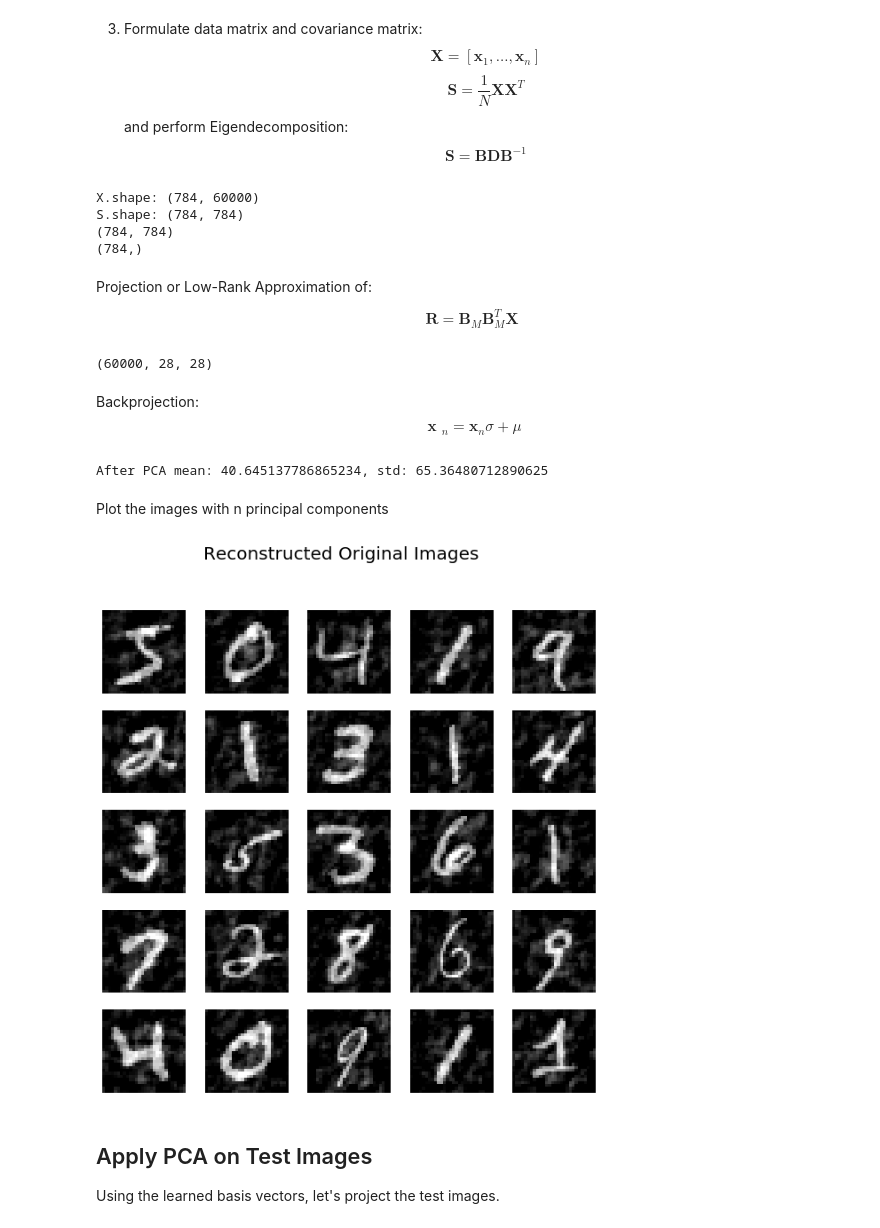
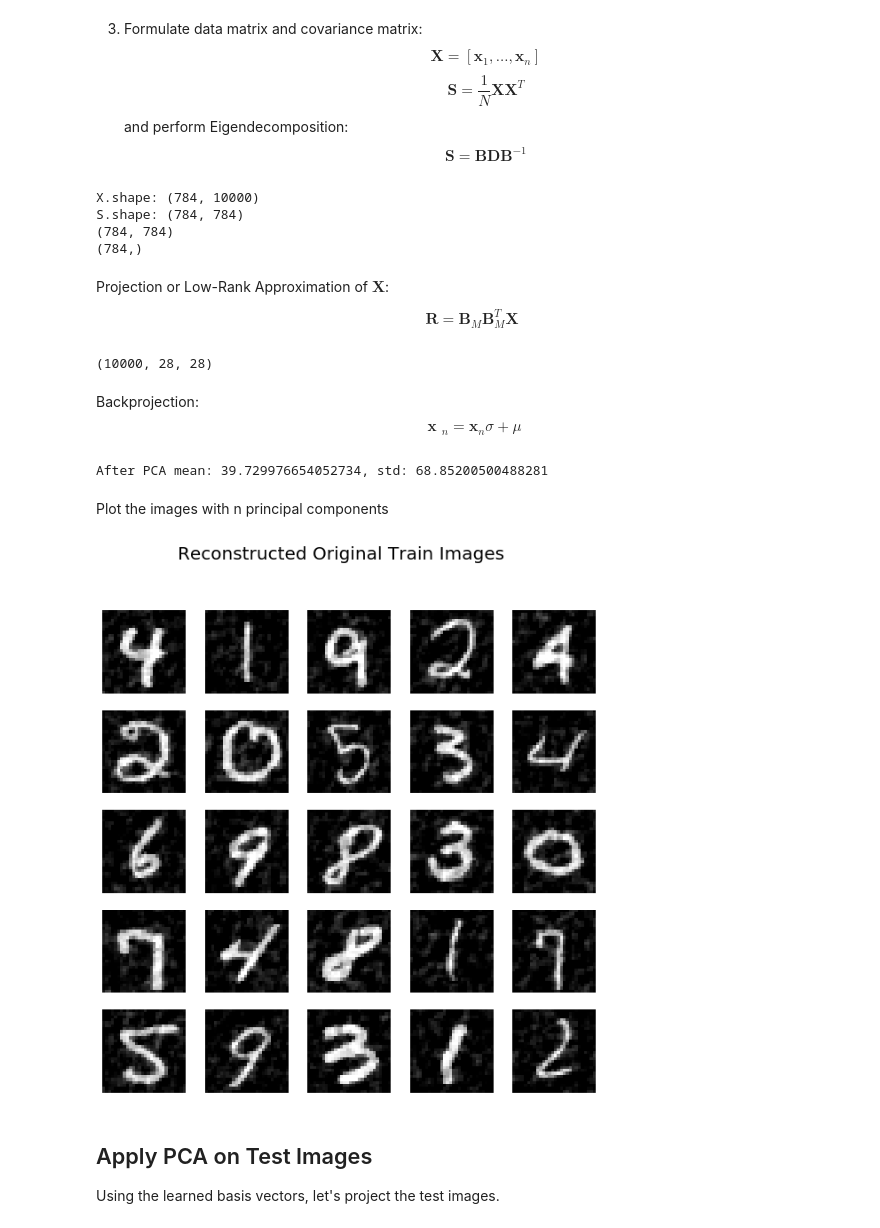
Before and after one commit to roatienza/ml, a Jupyter notebook: pca/notebook/pca.ipynb, the cells around one changed output. Saved outputs shown, nothing was run; the diff lists cells and outputs as text; code cells hidden in the pictures.

```diff
--- a/pca/notebook/pca.ipynb
+++ b/pca/notebook/pca.ipynb
@@ -18,10 +17,11 @@ import math
 Then, get `n_images` random samples from the train dataset
 # %%
 # sample n_images mnist digits from train dataset
-n_images = len(x_train)
-images = x_train
-#indexes = np.random.randint(0, x_train.shape[0], size=n_images)
-#images = x_train[indexes]
+#n_images = len(x_train)
+#images = x_train
+n_images = 10000
+indexes = np.random.randint(0, x_train.shape[0], size=n_images)
+images = x_train[indexes]
 # %% [markdown]
 Let's plot the first 25 test images
 # %%
@@ -82,22 +82,25 @@ After mean: -3.456026433923398e-07, std: 0.9999998211860657
 \end{equation}
 and perform Eigendecomposition: \begin{equation}\textbf{S}=\textbf{B}\textbf{D}\textbf{B}^{-1}\end{equation}
 # %%
-from numpy import linalg as la
-M = 550 # first m principal components
+#from numpy import linalg as la
+from scipy import linalg as la
+M = 500 # first m principal components
 X = np.reshape(images,(-1,n_images))
 S = np.matmul(X, np.transpose(X))/n_images
-D,B = la.eig(S)
+#D,B = la.eig(S,left=True,right=True)
+D,B = la.eig(S,left=True,right=False)
 print('X.shape: {0}'.format(X.shape))
 print('S.shape: {0}'.format(S.shape))
 print(B.shape)
 print(D.shape)
+#print(A)
 # %% [output]
-X.shape: (784, 60000)
+X.shape: (784, 10000)
 S.shape: (784, 784)
 (784, 784)
 (784,)
 # %% [markdown]
-Projection or Low-Rank Approximation of:
+Projection or Low-Rank Approximation of $\textbf{X}$:
 
 \begin{equation}
 \textbf{R} = \textbf{B}_{M}\textbf{B}^{T}_{M}\textbf{X}
@@ -109,7 +112,7 @@ R = np.matmul(BM_BMT,X)
 R = np.reshape(R, orig_shape)
 print(R.shape)
 # %% [output]
-(60000, 28, 28)
+(10000, 28, 28)
 # %% [markdown]
 Backprojection:
 \begin{equation*}
@@ -123,14 +126,14 @@ mu1 = np.mean(R)
 std1 = np.std(R)
 print("After PCA mean: {0}, std: {1}".format(mu1,std1))
 # %% [output]
-After PCA mean: 40.645137786865234, std: 65.36480712890625
+After PCA mean: 39.729976654052734, std: 68.85200500488281
 # %% [markdown]
 Plot the images with n principal components
 # %%
-title = "Reconstructed Original Images"
+title = "Reconstructed Original Train Images"
 plot_images(R, title=title)
 # %% [output]
-[figure, old version]
+[figure, new version]
 # %% [markdown]
 ## Apply PCA on Test Images
 
```
Also changed, not shown: parts of 4 cells of this notebook.
